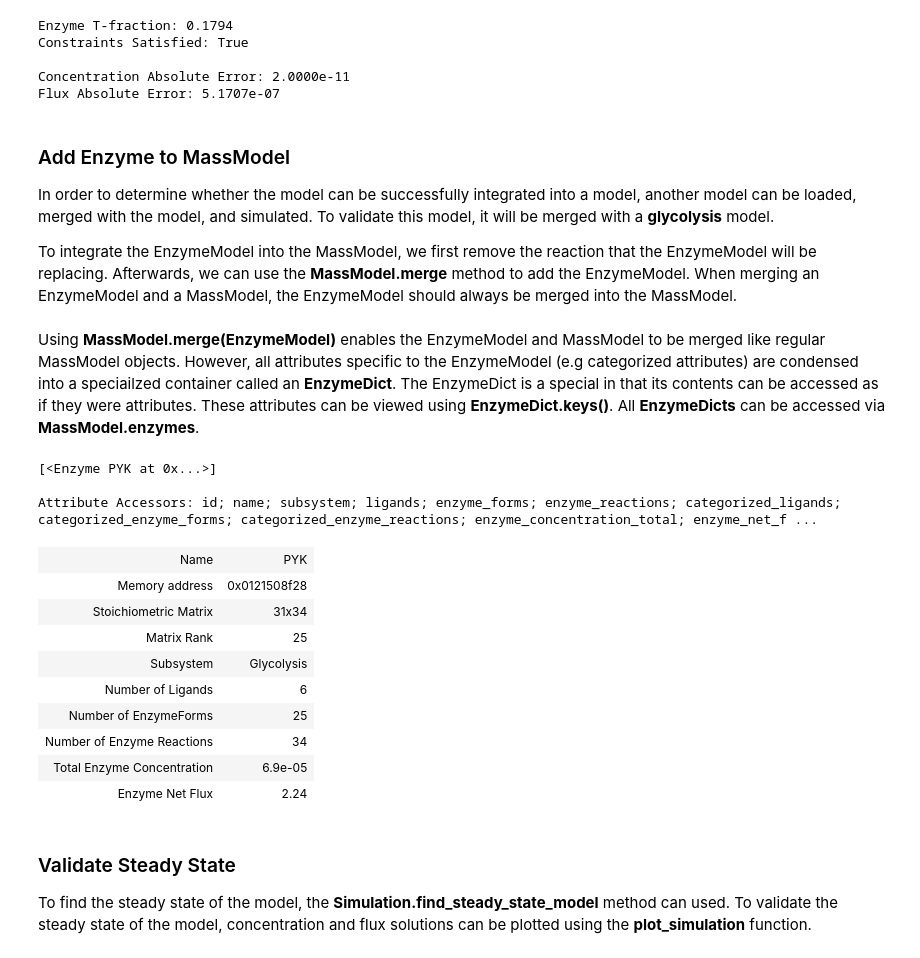
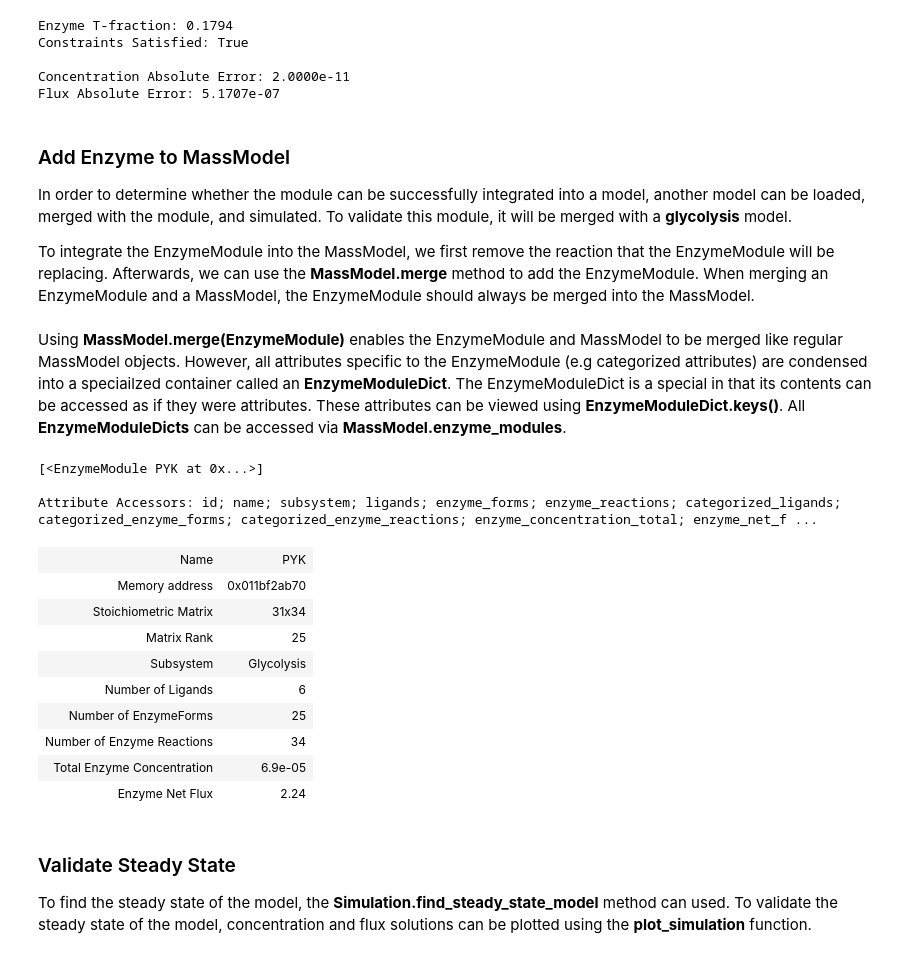
Before and after one commit to SBRG/MASSpy, a Jupyter notebook: masspy-workbooks/test-model-construction/EnzymeModules/PYK_EnzymeModule.ipynb, the cells around one changed output. Drawn from its saved outputs; the diff is of its cells as text; code cells hidden in the pictures.

```diff
--- a/masspy-workbooks/test-model-construction/EnzymeModels/PYK_EnzymeModel_construction.ipynb
+++ b/masspy-workbooks/test-model-construction/EnzymeModules/PYK_EnzymeModule.ipynb
@@ -24,5 +26,5 @@ The first step of creating the PYK model is to define the EnzymeModel object.
 # %%
-PYK = EnzymeModel("PYK", name="Pyruvate Kinase", subsystem="Glycolysis")
+PYK = EnzymeModule("PYK", name="Pyruvate Kinase", subsystem="Glycolysis")
 # %% [markdown]
 ## Metabolites
 ### Ligands
@@ -166,7 +168,7 @@ In this model of PYK, there are 34 reactions occuring.
 # %%
 for i in range(n_subunits + 1):
     # Make reactions for enzyme-ligand binding and catalytzation per number of bound activators (Up to 4 Total)
-    PYK.make_enzyme_reaction(
+    PYK.make_enzyme_module_reaction(
         id="PYK_R{0:d}1".format(i),
         name="Automatic",
         subsystem="Glycolysis",
@@ -177,7 +179,7 @@ for i in range(n_subunits + 1):
             "pep_c": -1,
             "pyk_R{0:d}_P_c".format(i): 1})
 
-    PYK.make_enzyme_reaction(
+    PYK.make_enzyme_module_reaction(
         id="PYK_R{0:d}2".format(i),
         name="Automatic",
         subsystem="Glycolysis",
@@ -188,7 +190,7 @@ for i in range(n_subunits + 1):
             "adp_c": -1,
             "pyk_R{0:d}_A_c".format(i): 1})
 
-    PYK.make_enzyme_reaction(
+    PYK.make_enzyme_module_reaction(
         id="PYK_R{0:d}3".format(i),
         name="Automatic",
         subsystem="Glycolysis",
@@ -199,7 +201,7 @@ for i in range(n_subunits + 1):
             "pep_c": -1,
             "pyk_R{0:d}_AP_c".format(i): 1})
 
-    PYK.make_enzyme_reaction(
+    PYK.make_enzyme_module_reaction(
         id="PYK_R{0:d}4".format(i),
         name="Automatic",
         subsystem="Glycolysis",
@@ -210,7 +212,7 @@ for i in range(n_subunits + 1):
             "adp_c": -1,
             "pyk_R{0:d}_AP_c".format(i): 1})
 
-    PYK.make_enzyme_reaction(
+    PYK.make_enzyme_module_reaction(
         id="PYK_R{0:d}5".format(i),
         name="Automatic",
         subsystem="Glycolysis",
@@ -225,7 +227,7 @@ for i in range(n_subunits + 1):
 
     if i < n_subunits:
         # Make enzyme reactions for enzyme-activator binding
-        PYK.make_enzyme_reaction(
+        PYK.make_enzyme_module_reaction(
             id="PYK_R{0:d}0".format(i + 1),
             name="Automatic",
             subsystem="Glycolysis",
@@ -237,7 +239,7 @@ for i in range(n_subunits + 1):
                 "pyk_R{0:d}_c".format(i + 1): 1})
 
         # Make enzyme reactions for enzyme-inhibitor binding
-        PYK.make_enzyme_reaction(
+        PYK.make_enzyme_module_reaction(
             id="PYK_T{0:d}".format(i + 1),
             name="Automatic",
             subsystem="Glycolysis",
@@ -248,7 +250,7 @@ for i in range(n_subunits + 1):
                 "atp_c": -1,
                 "pyk_T{0:d}_c".format(i + 1): 1})
 # Make reaction representing enzyme transition from R to T state
-PYK.make_enzyme_reaction(
+PYK.make_enzyme_module_reaction(
     id="PYK_L",
     name="Automatic",
     subsystem="Glycolysis",
@@ -397,7 +399,7 @@ ligand_ids = sorted([str(ligand) for ligand in PYK.ligands])
 parameter_ids = ["_".join((PYK.id, abbrev)) if enzyme_prefix else abbrev for abbrev in abbreviations + ["L"]]
 
 # Load the glycolysis model to extract steady state values
-glycolysis = json.load_json_model("../../test-models/json-models/glycolysis.json")
+glycolysis = json.load_json_model(os.path.abspath("../../test-models/json-models/glycolysis.json"))
 
 # Get the steady state flux value and add to numerical values
 PYK.enzyme_net_flux = glycolysis.reactions.get_by_id(PYK.id).steady_state_flux
@@ -698,30 +700,30 @@ Concentration Absolute Error: 2.0000e-11
 Flux Absolute Error: 5.1707e-07
 # %% [markdown]
 ### Add Enzyme to MassModel
-In order to determine whether the model can be successfully integrated into a model, another model can be loaded, merged with the model, and simulated. To validate this model, it will be merged with a __glycolysis__ model.
+In order to determine whether the module can be successfully integrated into a model, another model can be loaded, merged with the module, and simulated. To validate this module, it will be merged with a __glycolysis__ model.
 
-To integrate the EnzymeModel into the MassModel, we first remove the reaction that the EnzymeModel will be replacing. Afterwards, we can use the __MassModel.merge__ method to add the EnzymeModel. When merging an EnzymeModel and a MassModel, the EnzymeModel should always be merged into the MassModel.
+To integrate the EnzymeModule into the MassModel, we first remove the reaction that the EnzymeModule will be replacing. Afterwards, we can use the __MassModel.merge__ method to add the EnzymeModule. When merging an EnzymeModule and a MassModel, the EnzymeModule should always be merged into the MassModel.
 # %%
 # Load the glycolysis model
-glycolysis = json.load_json_model("../../test-models/json-models/glycolysis.json")
+glycolysis = json.load_json_model(os.path.abspath("../../test-models/json-models/glycolysis.json"))
 
-# Remove the PYK MassReaction, then merge the EnzymeModel into the MassModel
+# Remove the PYK MassReaction, then merge the EnzymeModule into the MassModel
 glycolysis.remove_reactions(glycolysis.reactions.get_by_id("PYK"))
 glycolysis_PYK = glycolysis.merge(PYK)
 # %% [markdown]
-Using __MassModel.merge(EnzymeModel)__ enables the EnzymeModel and MassModel to be merged like regular MassModel objects. However, all attributes specific to the EnzymeModel (e.g categorized attributes) are condensed into a speciailzed container called an __EnzymeDict__. The EnzymeDict is a special in that its contents can be accessed as if they were attributes. These attributes can be viewed using __EnzymeDict.keys()__.
-All __EnzymeDicts__ can be accessed via __MassModel.enzymes__.
+Using __MassModel.merge(EnzymeModule)__ enables the EnzymeModule and MassModel to be merged like regular MassModel objects. However, all attributes specific to the EnzymeModule (e.g categorized attributes) are condensed into a speciailzed container called an __EnzymeModuleDict__. The EnzymeModuleDict is a special in that its contents can be accessed as if they were attributes. These attributes can be viewed using __EnzymeModuleDict.keys()__.
+All __EnzymeModuleDicts__ can be accessed via __MassModel.enzyme_modules__.
 # %%
-print(str(glycolysis_PYK.enzymes) + "\n")
+print(str(glycolysis_PYK.enzyme_modules) + "\n")
 print("Attribute Accessors: " + "; ".join(list(
-    glycolysis_PYK.enzymes.PYK.keys())) + "\n")
-glycolysis_PYK.enzymes.PYK
+    glycolysis_PYK.enzyme_modules.PYK.keys())) + "\n")
+glycolysis_PYK.enzyme_modules.PYK
 # %% [output]
-[<Enzyme PYK at 0x...>]
+[<EnzymeModule PYK at 0x...>]
 
 Attribute Accessors: id; name; subsystem; ligands; enzyme_forms; enzyme_reactions; categorized_ligands; categorized_enzyme_forms; categorized_enzyme_reactions; enzyme_concentration_total; enzyme_net_f ...
 | Name | PYK |
-| Memory address | 0x0121508f28 |
+| Memory address | 0x011bf2ab70 |
 | Stoichiometric Matrix | 31x34 |
 | Matrix Rank | 25 |
 | Subsystem | Glycolysis |
```
Also changed, not shown: parts of 26 cells of this notebook, 22 other files.
